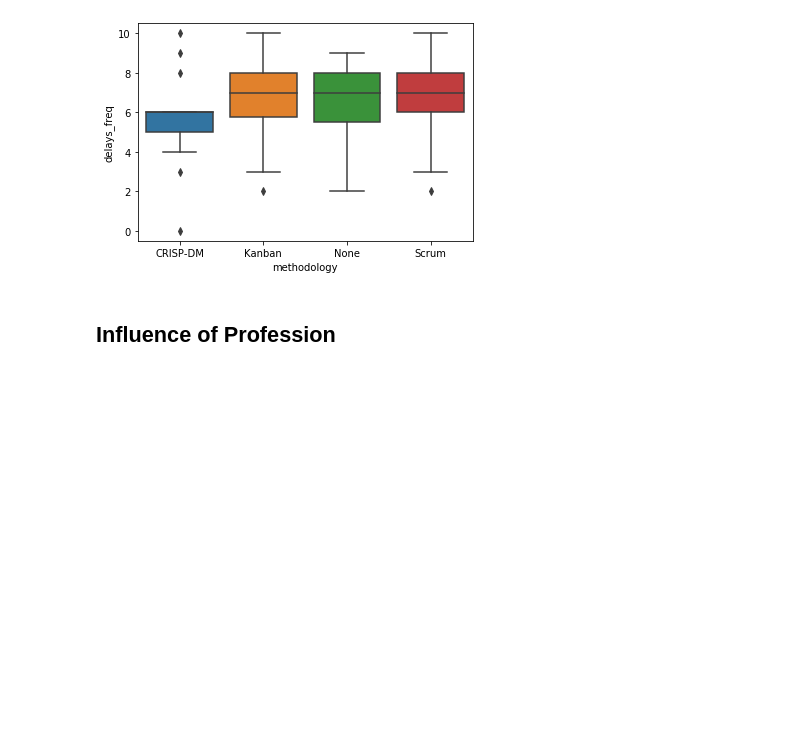
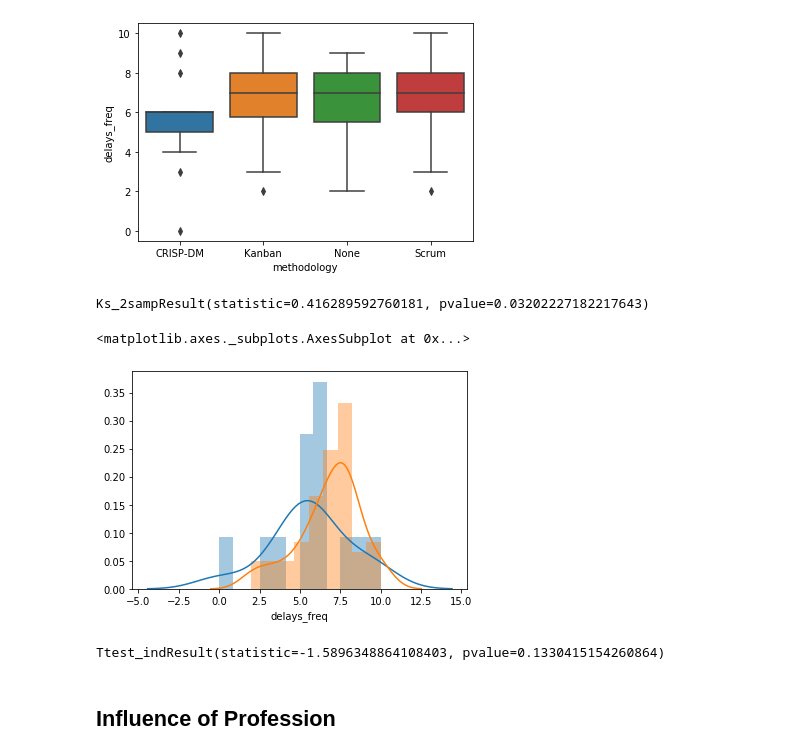
Before and after one commit to welberthdouglas/DS_projects_survey, a Jupyter notebook: EDA_survey.ipynb, the cells around one changed output. Saved outputs shown, nothing was run; the diff lists cells and outputs as text; code cells hidden in the pictures; blank space fills up the shorter version.

Commit message:
ks test, distplot

```diff
--- a/EDA_survey.ipynb
+++ b/EDA_survey.ipynb
@@ -188,6 +212,23 @@ plt.tight_layout()
 sns.boxplot(x="methodology", y='delays_freq', data=df_method);
 # %% [output]
 [figure]
+# %%
+d0 = df_method[df_method['methodology']=='CRISP-DM'].delays_freq
+d1 = df_method[df_method['methodology']!='CRISP-DM'].delays_freq
+
+
+print(ks_2samp(d0,d1))
+
+sns.distplot(d0)
+sns.distplot(d1)
+# %% [output]
+Ks_2sampResult(statistic=0.416289592760181, pvalue=0.03202227182217643)
+<matplotlib.axes._subplots.AxesSubplot at 0x...>
+[figure, added]
+# %%
+ttest_ind(d0, d1, equal_var = False)
+# %% [output]
+Ttest_indResult(statistic=-1.5896348864108403, pvalue=0.1330415154260864)
 # %% [markdown]
 ## Influence of Profession
 # %%
```
Also changed, not shown: parts of 8 cells of this notebook, 2 other files.
